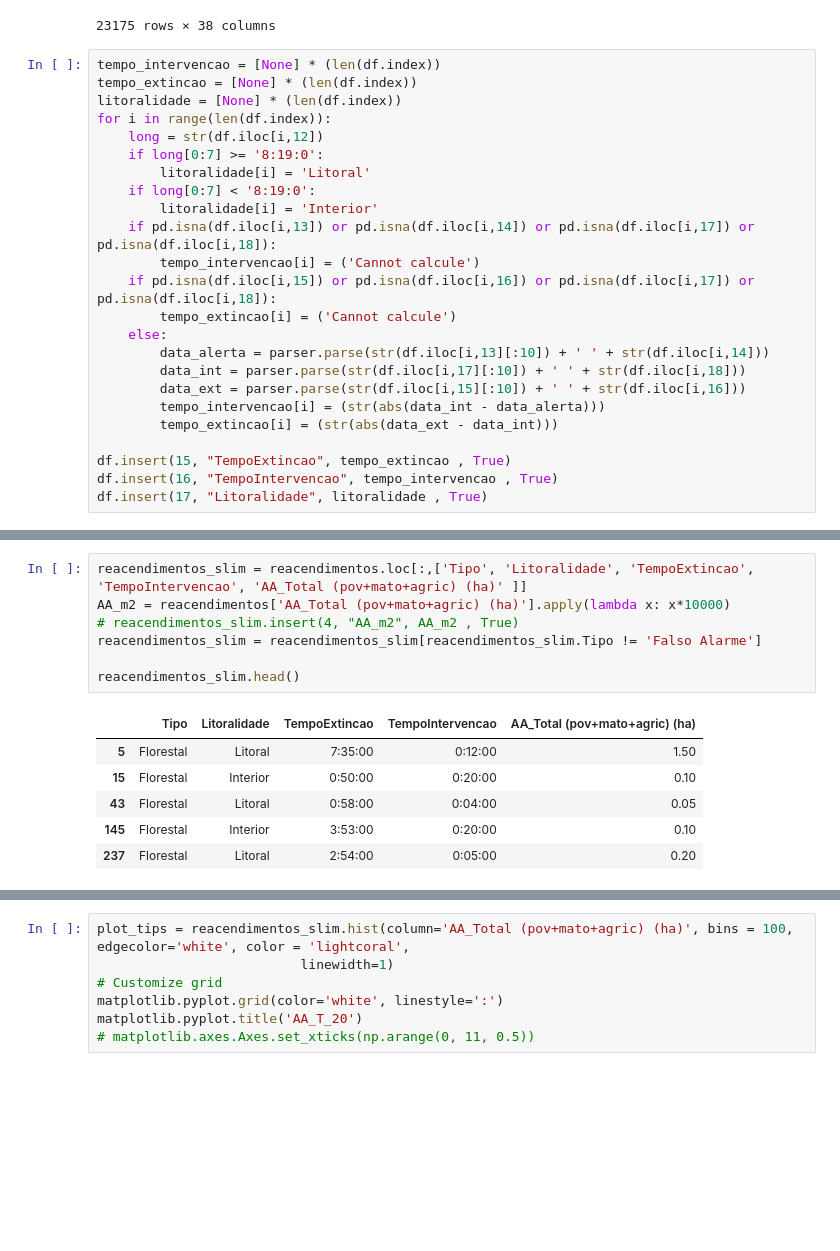
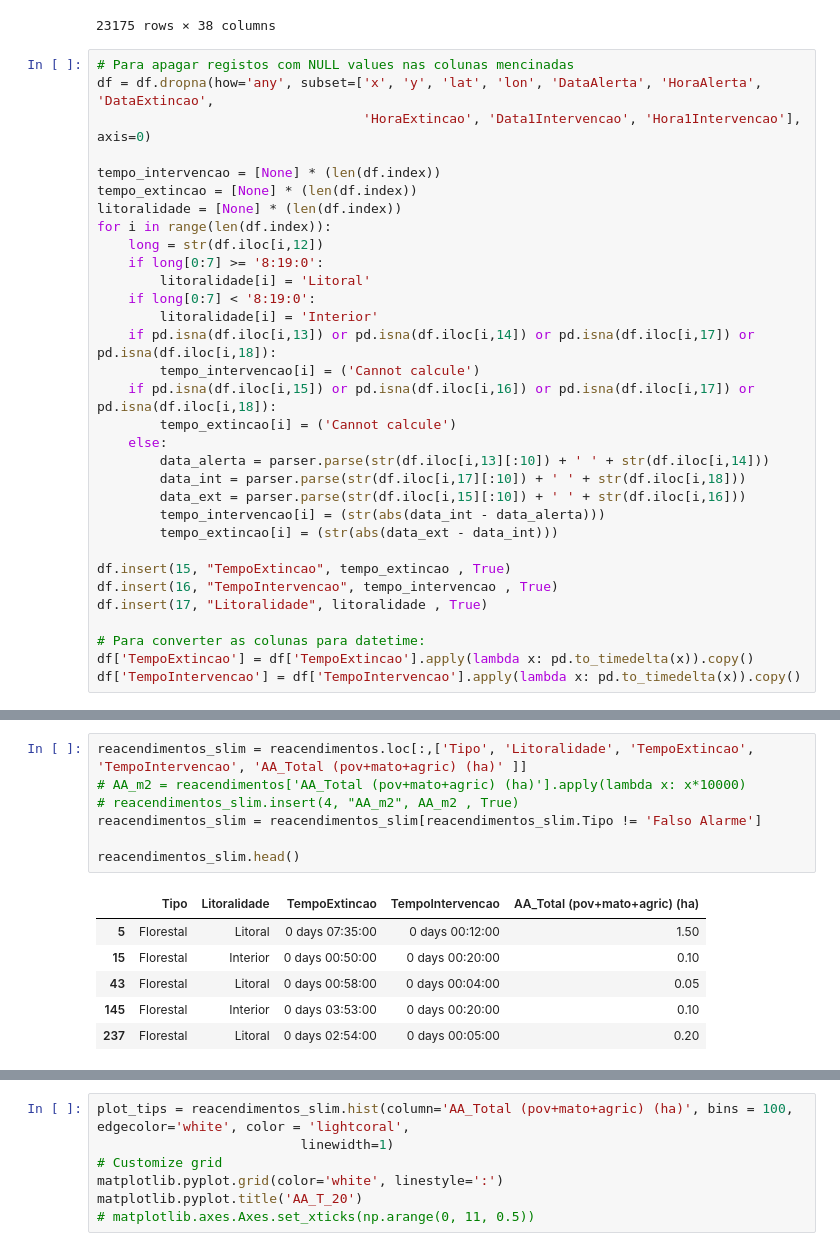
Before and after one commit to VascoBartolo/FCED_project, a Jupyter notebook: FCED_project.ipynb, the cells around one changed output, grey strips where cells are left out. Saved outputs shown, nothing was run; the diff lists cells and outputs as text; blank space fills up the shorter version.

Commit message:
Cleaned data
Excluded NaN row present in columns for primary variables.
TempoExtincao and TempoIntervencao to deltatime type.

Signed-off-by: Cátia Teixeira <catia.rds.teixeira@gmail.com>

```diff
--- a/FCED_project.ipynb
+++ b/FCED_project.ipynb
@@ -25,6 +26,10 @@ df
 | 23174 | 2015 | BL3151229 | 2015010055723 | Falso Alarme | Aveiro | Santa Maria da Feira | Rio Meão | Casais de Baixo | 10921 | 161792 | ... |
 23175 rows × 38 columns
 # %%
+# Para apagar registos com NULL values nas colunas mencinadas
+df = df.dropna(how='any', subset=['x', 'y', 'lat', 'lon', 'DataAlerta', 'HoraAlerta', 'DataExtincao',
+                                  'HoraExtincao', 'Data1Intervencao', 'Hora1Intervencao'], axis=0)
+
 tempo_intervencao = [None] * (len(df.index))
 tempo_extincao = [None] * (len(df.index))
 litoralidade = [None] * (len(df.index))
@@ -48,3 +53,7 @@ for i in range(len(df.index)):
 df.insert(15, "TempoExtincao", tempo_extincao , True)
 df.insert(16, "TempoIntervencao", tempo_intervencao , True)
 df.insert(17, "Litoralidade", litoralidade , True)
+
+# Para converter as colunas para datetime:
+df['TempoExtincao'] = df['TempoExtincao'].apply(lambda x: pd.to_timedelta(x)).copy()
+df['TempoIntervencao'] = df['TempoIntervencao'].apply(lambda x: pd.to_timedelta(x)).copy()
@@ -114,15 +134,15 @@ maiores_reac.describe()
 8 rows × 41 columns
 # %%
 reacendimentos_slim = reacendimentos.loc[:,['Tipo', 'Litoralidade', 'TempoExtincao', 'TempoIntervencao', 'AA_Total (pov+mato+agric) (ha)' ]]
-AA_m2 = reacendimentos['AA_Total (pov+mato+agric) (ha)'].apply(lambda x: x*10000)
+# AA_m2 = reacendimentos['AA_Total (pov+mato+agric) (ha)'].apply(lambda x: x*10000)
 # reacendimentos_slim.insert(4, "AA_m2", AA_m2 , True)
 reacendimentos_slim = reacendimentos_slim[reacendimentos_slim.Tipo != 'Falso Alarme']
 
 reacendimentos_slim.head()
 # %% [output]
 |  | Tipo | Litoralidade | TempoExtincao | TempoIntervencao | AA_Total (pov+mato+agric) (ha) |
-| 5 | Florestal | Litoral | 7:35:00 | 0:12:00 | 1.50 |
-| 15 | Florestal | Interior | 0:50:00 | 0:20:00 | 0.10 |
-| 43 | Florestal | Litoral | 0:58:00 | 0:04:00 | 0.05 |
-| 145 | Florestal | Interior | 3:53:00 | 0:20:00 | 0.10 |
-| 237 | Florestal | Litoral | 2:54:00 | 0:05:00 | 0.20 |
+| 5 | Florestal | Litoral | 0 days 07:35:00 | 0 days 00:12:00 | 1.50 |
+| 15 | Florestal | Interior | 0 days 00:50:00 | 0 days 00:20:00 | 0.10 |
+| 43 | Florestal | Litoral | 0 days 00:58:00 | 0 days 00:04:00 | 0.05 |
+| 145 | Florestal | Interior | 0 days 03:53:00 | 0 days 00:20:00 | 0.10 |
+| 237 | Florestal | Litoral | 0 days 02:54:00 | 0 days 00:05:00 | 0.20 |
```
Also changed, not shown: parts of 7 cells of this notebook.
